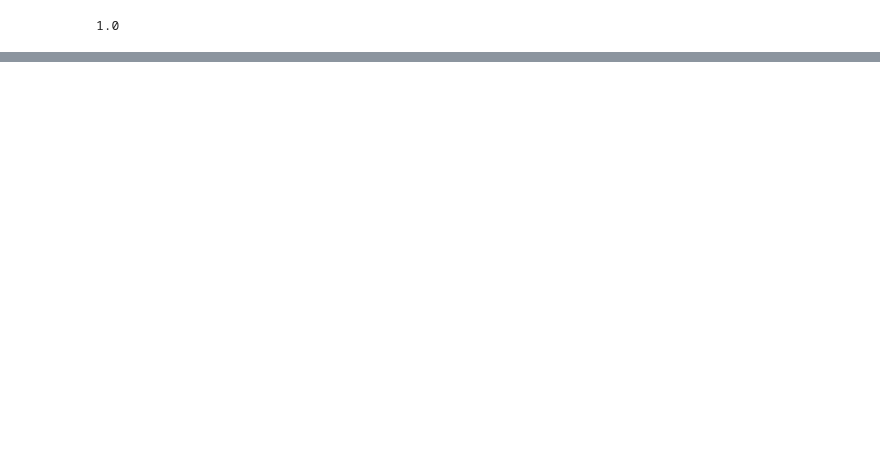
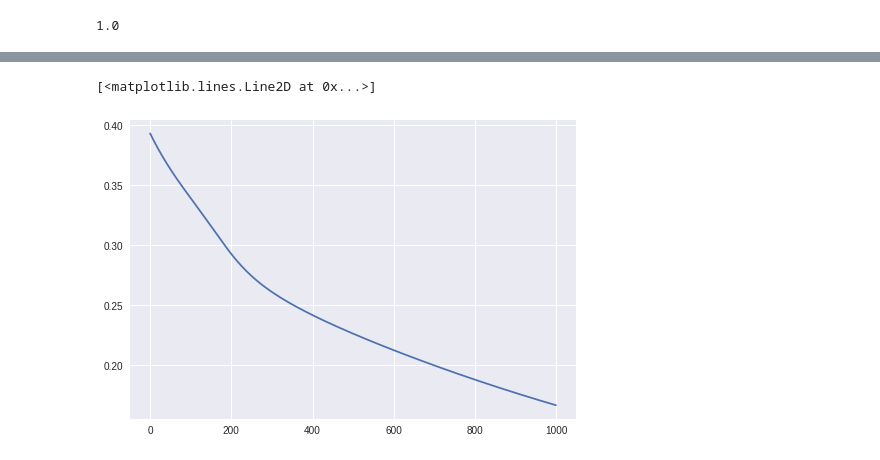
Before and after one commit to yatin9988/NeuralNetwork, a Jupyter notebook: NeuralNetworkMock.ipynb, the cells around one changed output, grey strips where cells are left out. Saved outputs shown, nothing was run; the diff lists cells and outputs as text; code cells hidden in the pictures; blank space fills up the shorter version.

```diff
--- a/NeuralNetworkMock.ipynb
+++ b/NeuralNetworkMock.ipynb
@@ -127,0 +132,14 @@ np.sum((outputs == Y))/X.shape[0]
+# %%
+X = np.array([[0,0],[0,1],[1,0],[1,1]])
+Y = np.array([0,1,1,0])
+# %%
+model = NeuralNetworkMock(input_size,hidden,output_size)
+# %%
+y_oht = to_categorical(Y)
+# %%
+losses = train(X,y_oht,1000,model)
+# %%
+plt.plot(losses)
+# %% [output]
+[<matplotlib.lines.Line2D at 0x...>]
+[figure, added]
```
Also changed, not shown: parts of 7 cells of this notebook.
